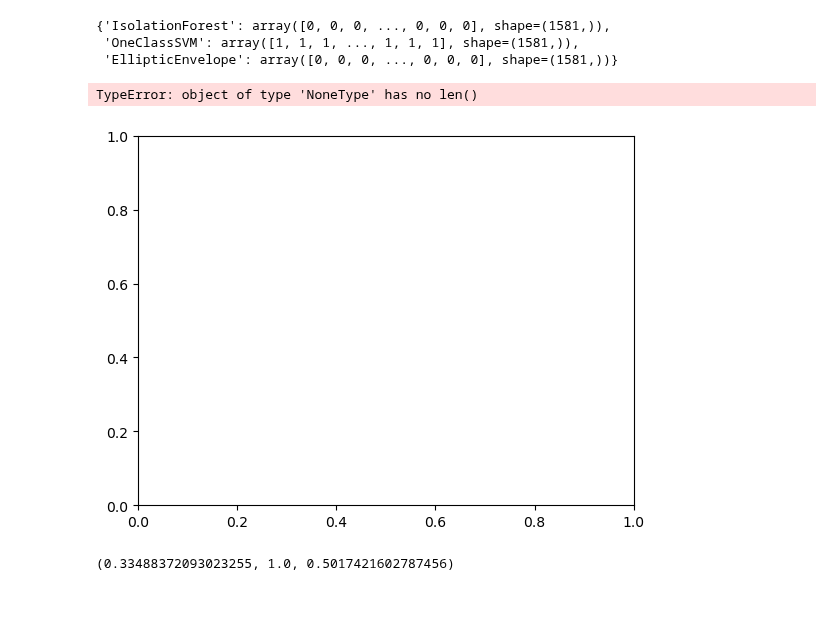
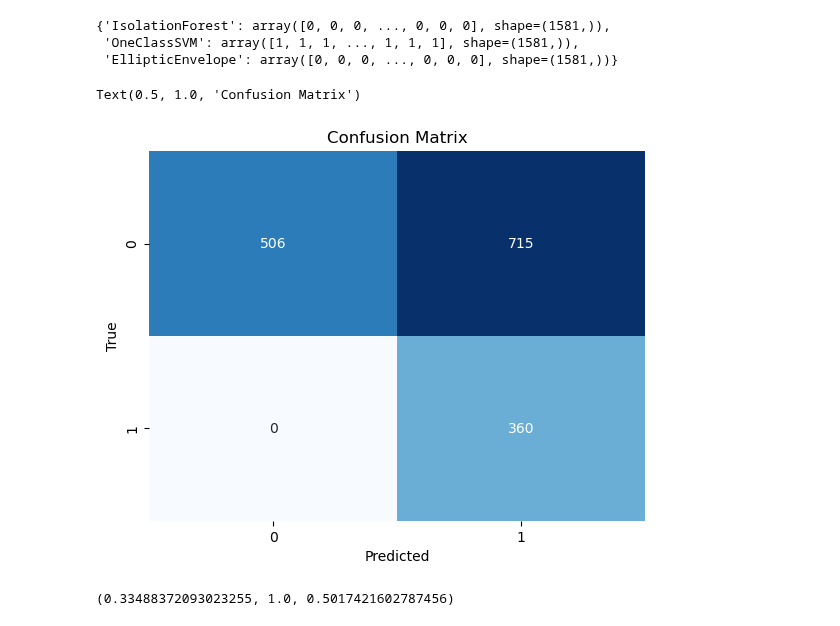
Before and after one commit to KaroGil/master_plug_prediction, a Jupyter notebook: notebooks/modeling.ipynb, the cells around one changed output. Drawn from its saved outputs; the diff is of its cells as text; code cells hidden in the pictures.

```diff
--- a/notebooks/modeling.ipynb
+++ b/notebooks/modeling.ipynb
@@ -19,4 +19,6 @@ import script.data_modeling as dm
 import script.anomaly_detection as ad
 # %%
 # load in the data
-X_train, X_val, X_test, y_train, y_val, y_test = dp.load_split_data('dataset1')
+names = ['X_train', 'X_val', 'X_test', 'y_train', 'y_val', 'y_test']
+data = dp.load_split_data(names, 'dataset1')
+X_train, X_val, X_test, y_train, y_val, y_test = data['X_train'], data['X_val'], data['X_test'], data['y_train'], data['y_val'], data['y_test']
@@ -117 +83,4 @@ X_train_reduced, X_val_reduced, X_test_reduced = dp.remove_low_importance_featur
+# %%
+#TODO: remove this after check
+X_train_reduced, X_val_reduced, X_test_reduced = X_train, X_val, X_test
 # %%
@@ -233,22 +189,10 @@ predictions = results["IsolationForest"]
 
 translated = np.where(predictions == 1, 0, 1)
 # %%
-'''Plot confusion matrix'''
-import matplotlib.pyplot as plt
-import seaborn as sns
-from sklearn.metrics import confusion_matrix
-
-cm = confusion_matrix(y_val, translated)
-
-sns.heatmap(cm, annot=True, fmt='d', cmap='Blues', cbar=False)
-plt.xlabel("Predicted")
-plt.ylabel("True")
-plt.title("Confusion Matrix")
-
-# dv.plot_confusion_matrix(y_val, translated)
+dv.plot_confusion_matrix(y_val, translated)
 # %% [output]
-TypeError: object of type 'NoneType' has no len()
+Text(0.5, 1.0, 'Confusion Matrix')
-[figure, old version]
+[figure, new version]
 # %%
 from sklearn.metrics import precision_score, recall_score, f1_score
 
```
Also changed, not shown: parts of 27 cells of this notebook, 6 other files.
